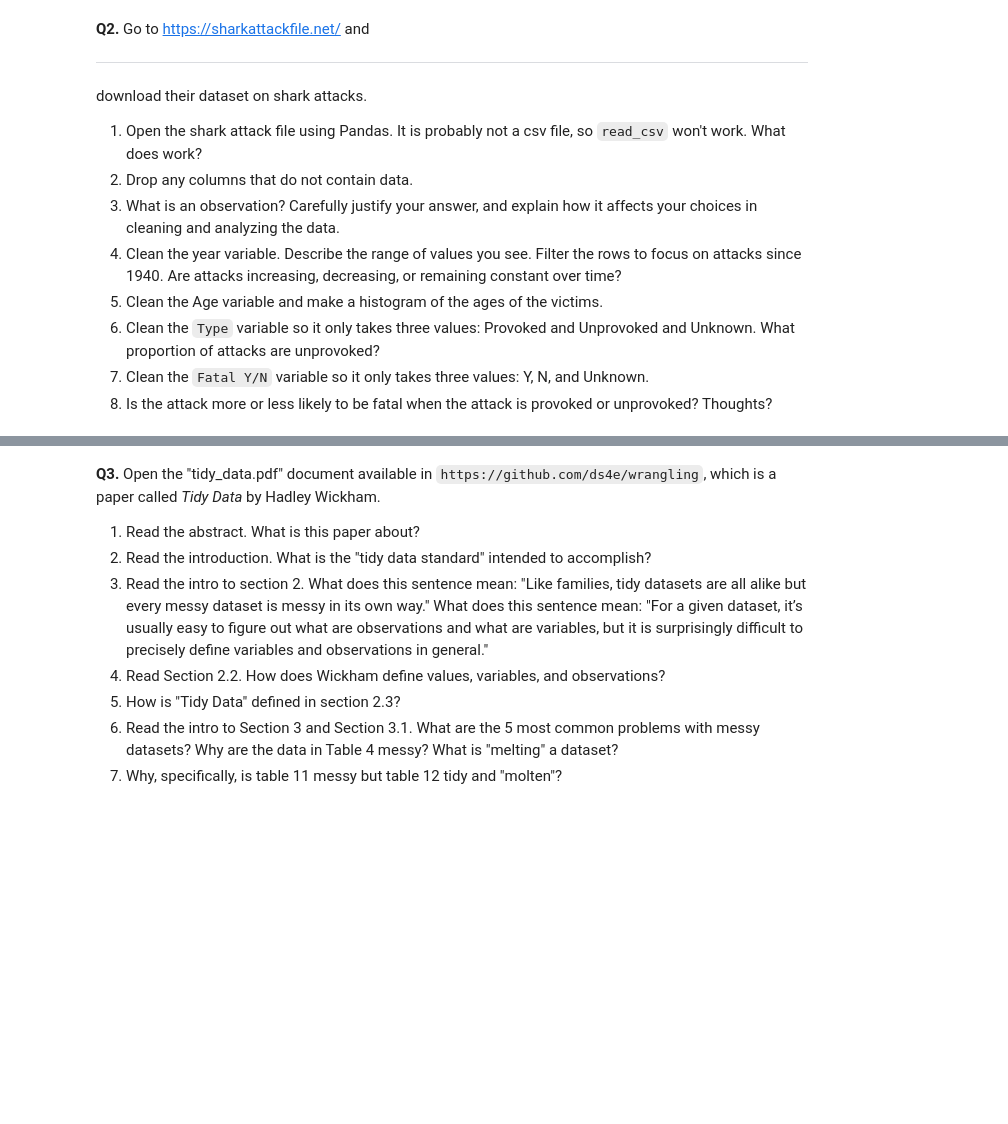
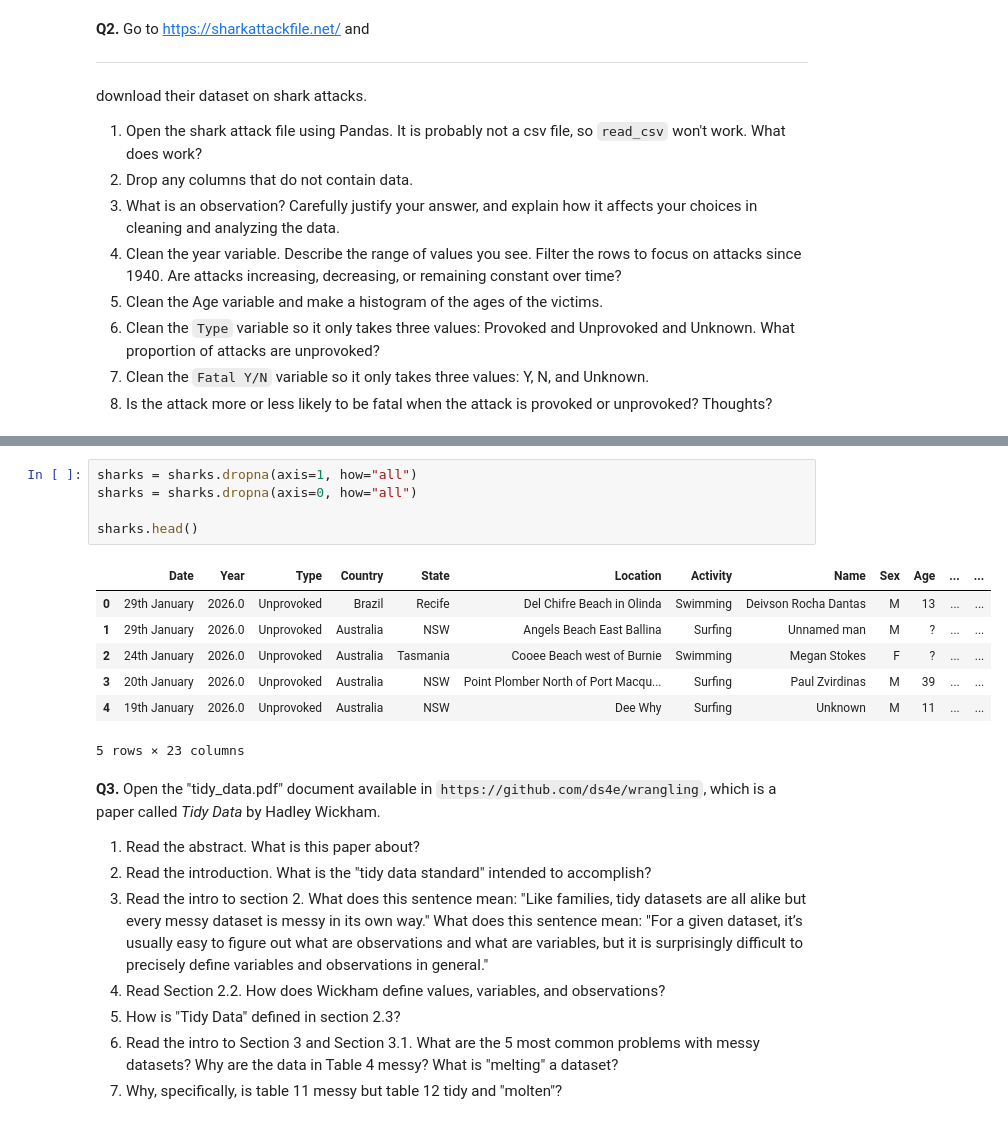
Before and after one commit to dishidhak/DS3021assignment02, a Jupyter notebook: 01_assignment_wrangling_and_eda.ipynb, the cells around one changed output, grey strips where cells are left out. Cells and saved outputs as stored; diff of their text form; blank space fills up the shorter version.

```diff
--- a/01_assignment_wrangling_and_eda.ipynb
+++ b/01_assignment_wrangling_and_eda.ipynb
@@ -164,3 +193,16 @@ download their dataset on shark attacks.
+# %%
+sharks = sharks.dropna(axis=1, how="all")
+sharks = sharks.dropna(axis=0, how="all")
+
+sharks.head()
+# %% [output]
+|  | Date | Year | Type | Country | State | Location | Activity | Name | Sex | Age | ... | ... |
+| 0 | 29th January | 2026.0 | Unprovoked | Brazil | Recife | Del Chifre Beach in Olinda | Swimming | Deivson Rocha Dantas | M | 13 | ... | ... |
+| 1 | 29th January | 2026.0 | Unprovoked | Australia | NSW | Angels Beach East Ballina | Surfing | Unnamed man | M | ? | ... | ... |
+| 2 | 24th January | 2026.0 | Unprovoked | Australia | Tasmania | Cooee Beach west of Burnie | Swimming | Megan Stokes | F | ? | ... | ... |
+| 3 | 20th January | 2026.0 | Unprovoked | Australia | NSW | Point Plomber North of Port Macqu... | Surfing | Paul Zvirdinas | M | 39 | ... | ... |
+| 4 | 19th January | 2026.0 | Unprovoked | Australia | NSW | Dee Why | Surfing | Unknown | M | 11 | ... | ... |
+5 rows × 23 columns
 # %% [markdown]
 **Q3.** Open the "tidy_data.pdf" document available in `https://github.com/ds4e/wrangling`, which is a paper called *Tidy Data* by Hadley Wickham.
 
```
Also changed, not shown: parts of 10 cells of this notebook.
